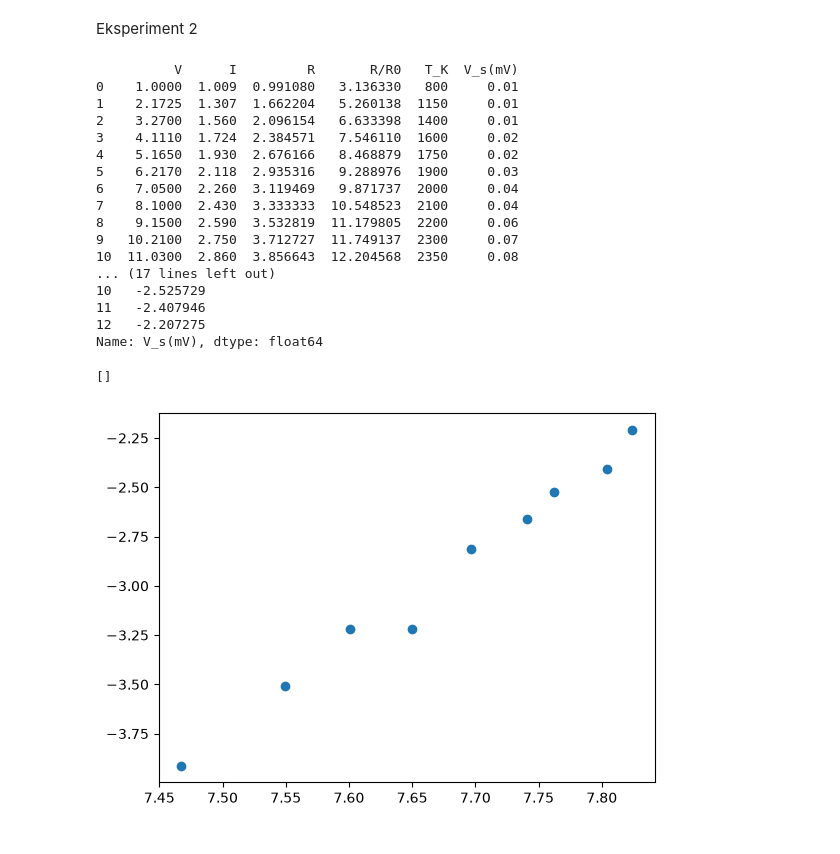
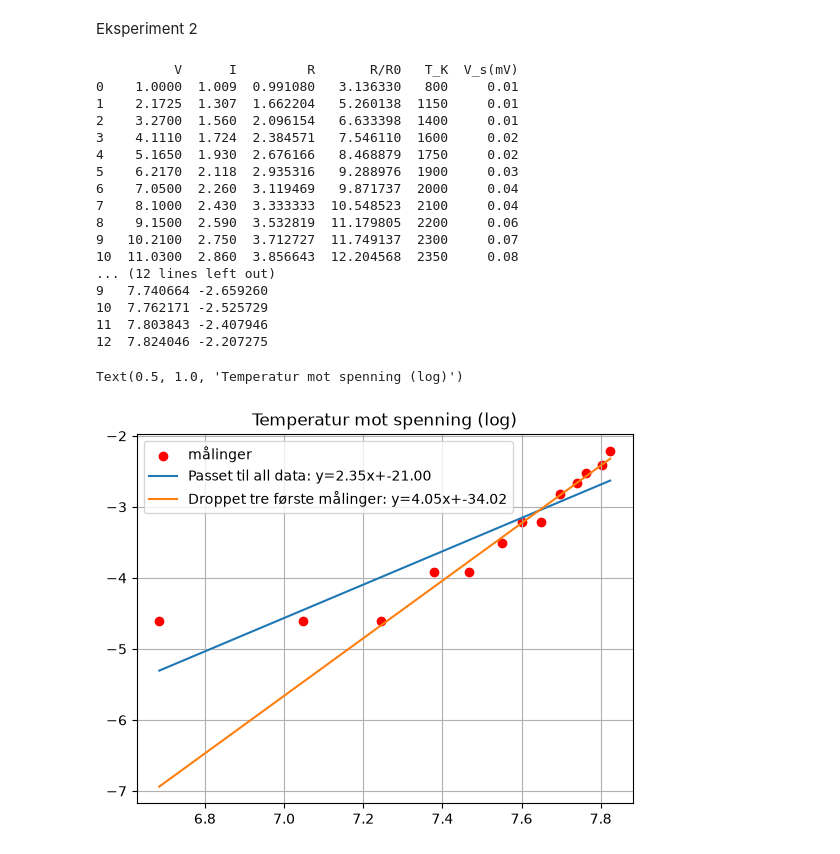
Before and after one commit to ffredz/forskningsfusk, a Jupyter notebook: presentabelt.ipynb, the cells around one changed output. Saved outputs shown, nothing was run; the diff lists cells and outputs as text; code cells hidden in the pictures.

```diff
--- a/presentabelt.ipynb
+++ b/presentabelt.ipynb
@@ -116,37 +116,58 @@ plt.show()
 # %% [markdown]
 Eksperiment 2
 # %%
+from sklearn.linear_model import LinearRegression
 dataframe = pd.read_excel('data/raw/prosjekt2.xlsx')
 print(dataframe)
 
-S = 5.67E-8
-def j(T):
-    return S*T**4
-
-temperatures = np.linspace(1750,2500,100000)
-stefan_boltzmann_values = j(temperatures)
 
 
-plt.scatter(np.log(dataframe['T_K'][4:]) ,np.log(dataframe['V_s(mV)'][4:]))
-print(np.log(dataframe['T_K'][4:]) ,np.log(dataframe['V_s(mV)'][4:]))
-plt.plot()
+log_temperatures =(np.log(dataframe['T_K'].values)).reshape(-1,1)
+
+
+reg_frame=pd.DataFrame([np.log(dataframe['T_K']) ,np.log(dataframe['V_s(mV)'])])
+reg_frame=reg_frame.T
+
+reg_frame_adjusted = pd.DataFrame([np.log(dataframe['T_K'][3:]) ,np.log(dataframe['V_s(mV)'][3:])])
+reg_frame_adjusted=reg_frame_adjusted.T
+print(reg_frame)
+lin_model = LinearRegression().fit(reg_frame[['T_K']],reg_frame['V_s(mV)'])
+
+lin_model_adjusted = LinearRegression().fit(reg_frame_adjusted[['T_K']],reg_frame_adjusted[['V_s(mV)']])
+
+weights = lin_model.coef_
+adjusted_weights = lin_model_adjusted.coef_
+
+predictions = lin_model.predict(log_temperatures)
+predictions_adjusted = lin_model_adjusted.predict(log_temperatures)
+
+
+b0, w0 = lin_model.intercept_, lin_model.coef_[0]
+b1, w1 = lin_model_adjusted.intercept_[0], lin_model_adjusted.coef_[0][0]
+
+plt.scatter(np.log(dataframe['T_K']) ,np.log(dataframe['V_s(mV)']),color = 'r', label="målinger")
+plt.plot(log_temperatures, predictions, label= f"Passet til all data: y={w0:.2f}x+{b0:.2f}")
+plt.plot(log_temperatures, predictions_adjusted, label=f"Droppet tre første målinger: y={w1:.2f}x+{b1:.2f}")
+plt.grid()
+plt.legend()
+plt.title("Temperatur mot spenning (log)")
 # %% [output]
           V      I         R       R/R0   T_K  V_s(mV)
 0    1.0000  1.009  0.991080   3.136330   800     0.01
 1    2.1725  1.307  1.662204   5.260138  1150     0.01
 2    3.2700  1.560  2.096154   6.633398  1400     0.01
 3    4.1110  1.724  2.384571   7.546110  1600     0.02
 4    5.1650  1.930  2.676166   8.468879  1750     0.02
 5    6.2170  2.118  2.935316   9.288976  1900     0.03
 6    7.0500  2.260  3.119469   9.871737  2000     0.04
 7    8.1000  2.430  3.333333  10.548523  2100     0.04
 8    9.1500  2.590  3.532819  11.179805  2200     0.06
 9   10.2100  2.750  3.712727  11.749137  2300     0.07
 10  11.0300  2.860  3.856643  12.204568  2350     0.08
-... (17 lines left out)
-10   -2.525729
-11   -2.407946
-12   -2.207275
-Name: V_s(mV), dtype: float64
+... (12 lines left out)
+9   7.740664 -2.659260
+10  7.762171 -2.525729
+11  7.803843 -2.407946
+12  7.824046 -2.207275
-[]
+Text(0.5, 1.0, 'Temperatur mot spenning (log)')
-[figure, old version]
+[figure, new version]
```
